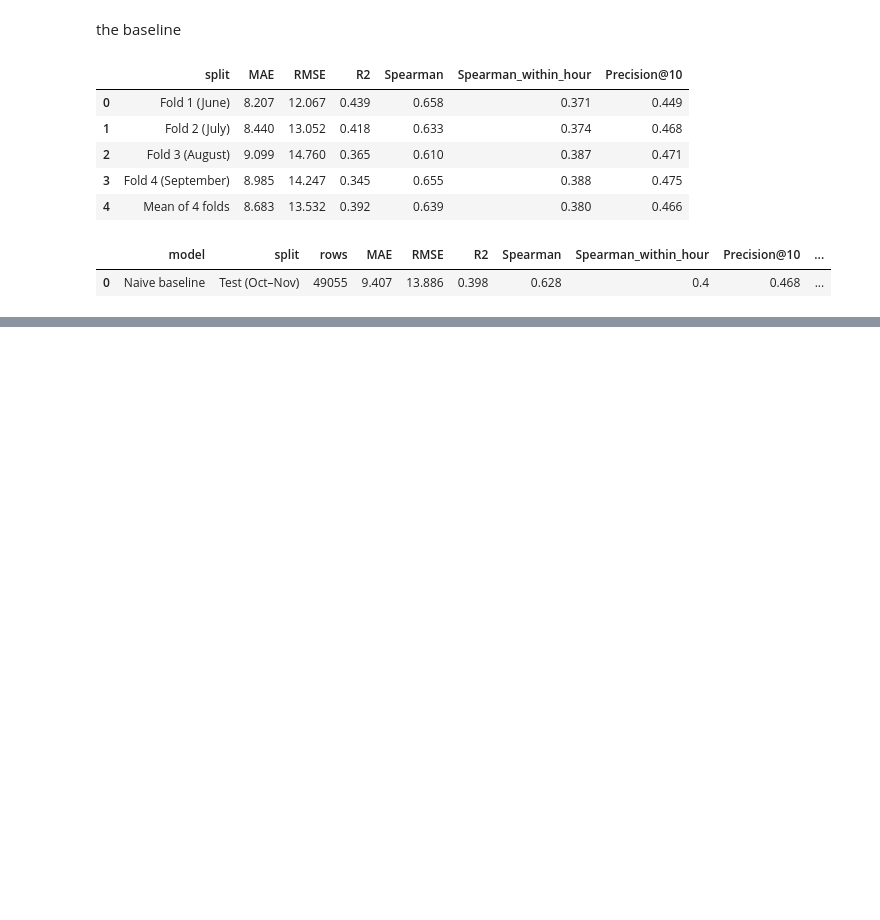
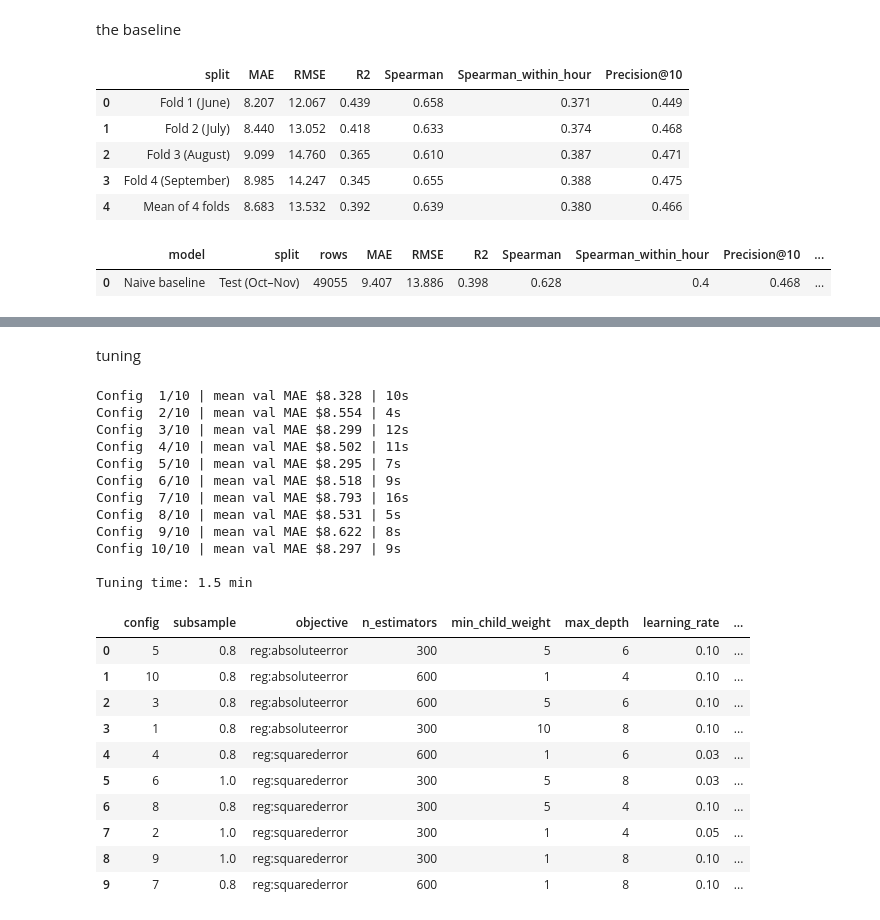
Before and after one commit to VicenteAlfonsoB/nyc-taxi-fleet-optimization, a Jupyter notebook: notebooks/02_fleet_optimization.ipynb, the cells around one changed output, grey strips where cells are left out. Saved outputs shown, nothing was run; the diff lists cells and outputs as text; code cells hidden in the pictures; blank space fills up the shorter version.

Commit message:
Notebook 02: XGBoost tuned on expanding-window folds, tested once

```diff
--- a/notebooks/02_fleet_optimization.ipynb
+++ b/notebooks/02_fleet_optimization.ipynb
@@ -948,0 +959,63 @@ display(pd.DataFrame([test_result]).round(3))
+# %% [markdown]
+tuning
+# %%
+def make_xgb_fit_predict(params):
+    def fit_predict(train, other):
+        model = xgb.XGBRegressor(tree_method="hist", enable_categorical=True,
+                                 random_state=RANDOM_STATE, n_jobs=-1, **params)
+        model.fit(to_xgb(train[FEATURES]), train[TARGET])
+        fit_predict.model = model            # keep the last fitted model (used for SHAP in §9)
+        return model.predict(to_xgb(other[FEATURES]))
+    return fit_predict
+
+xgb_space = {
+    "objective": ["reg:absoluteerror", "reg:squarederror"],
+    "n_estimators": [300, 600],
+    "learning_rate": [0.03, 0.05, 0.1],
+    "max_depth": [4, 6, 8],
+    "min_child_weight": [1, 5, 10],
+    "subsample": [0.8, 1.0],
+    "colsample_bytree": [0.8, 1.0],
+}
+xgb_configs = list(ParameterSampler(xgb_space, n_iter=10, random_state=RANDOM_STATE))
+
+xgb_tuning, xgb_cv_by_config = [], []
+start = time.perf_counter()
+for i, params in enumerate(xgb_configs, 1):
+    t0 = time.perf_counter()
+    cv = cross_validate(make_xgb_fit_predict(params), "XGBoost")
+    xgb_cv_by_config.append(cv)
+    xgb_tuning.append({"config": i, **params,
+                       "mean_val_MAE": cv["MAE"].mean(), "std_val_MAE": cv["MAE"].std(),
+                       "mean_P@10": cv[f"Precision@{TOP_K}"].mean(),
+                       "seconds": round(time.perf_counter() - t0)})
+    print(f"Config {i:>2}/10 | mean val MAE ${cv['MAE'].mean():.3f} | {xgb_tuning[-1]['seconds']}s")
+
+xgb_tuning = pd.DataFrame(xgb_tuning).sort_values("mean_val_MAE").reset_index(drop=True)
+xgb_tuning.to_csv(TABLE_DIR / "xgb_tuning.csv", index=False)
+print(f"\nTuning time: {(time.perf_counter() - start) / 60:.1f} min")
+display(xgb_tuning.round(3))
+# %% [output]
+Config  1/10 | mean val MAE $8.328 | 10s
+Config  2/10 | mean val MAE $8.554 | 4s
+Config  3/10 | mean val MAE $8.299 | 12s
+Config  4/10 | mean val MAE $8.502 | 11s
+Config  5/10 | mean val MAE $8.295 | 7s
+Config  6/10 | mean val MAE $8.518 | 9s
+Config  7/10 | mean val MAE $8.793 | 16s
+Config  8/10 | mean val MAE $8.531 | 5s
+Config  9/10 | mean val MAE $8.622 | 8s
+Config 10/10 | mean val MAE $8.297 | 9s
+
+Tuning time: 1.5 min
+|  | config | subsample | objective | n_estimators | min_child_weight | max_depth | learning_rate | ... |
+| 0 | 5 | 0.8 | reg:absoluteerror | 300 | 5 | 6 | 0.10 | ... |
+| 1 | 10 | 0.8 | reg:absoluteerror | 600 | 1 | 4 | 0.10 | ... |
+| 2 | 3 | 0.8 | reg:absoluteerror | 600 | 5 | 6 | 0.10 | ... |
+| 3 | 1 | 0.8 | reg:absoluteerror | 300 | 10 | 8 | 0.10 | ... |
+| 4 | 4 | 0.8 | reg:squarederror | 600 | 1 | 6 | 0.03 | ... |
+| 5 | 6 | 1.0 | reg:squarederror | 300 | 5 | 8 | 0.03 | ... |
+| 6 | 8 | 0.8 | reg:squarederror | 300 | 5 | 4 | 0.10 | ... |
+| 7 | 2 | 1.0 | reg:squarederror | 300 | 1 | 4 | 0.05 | ... |
+| 8 | 9 | 1.0 | reg:squarederror | 300 | 1 | 8 | 0.10 | ... |
+| 9 | 7 | 0.8 | reg:squarederror | 600 | 1 | 8 | 0.10 | ... |
```
Also changed, not shown: parts of 4 cells of this notebook, 1 other file.
